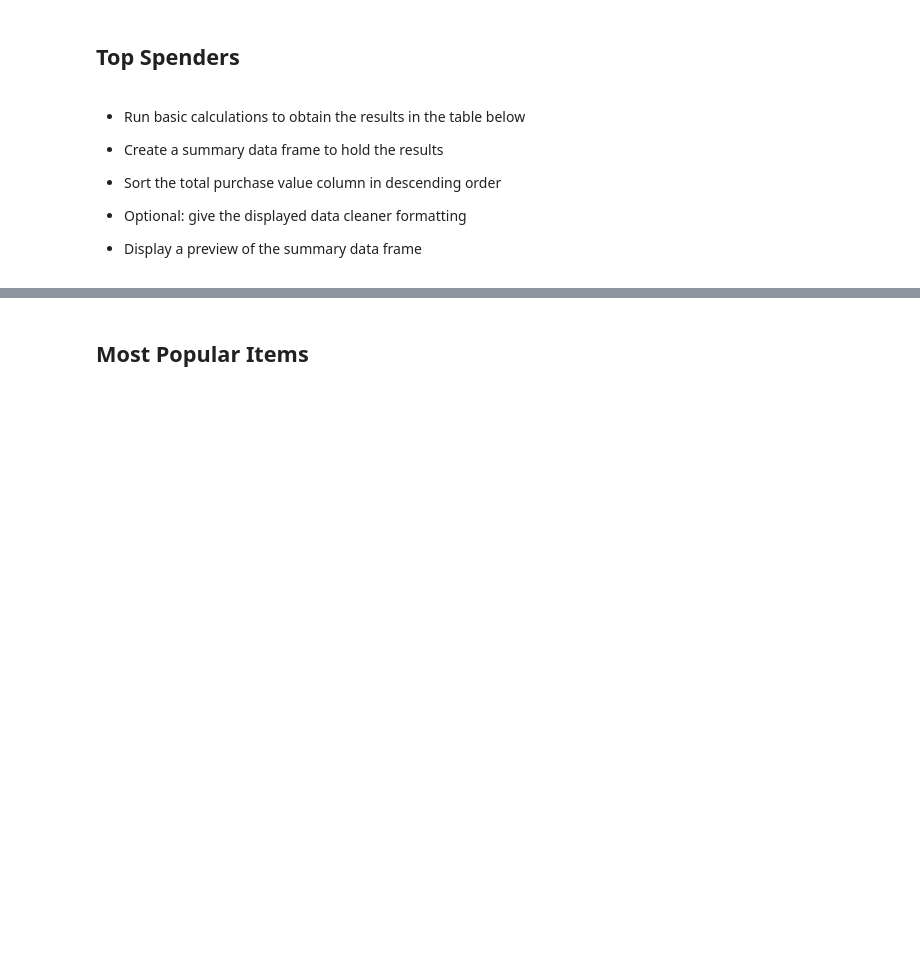
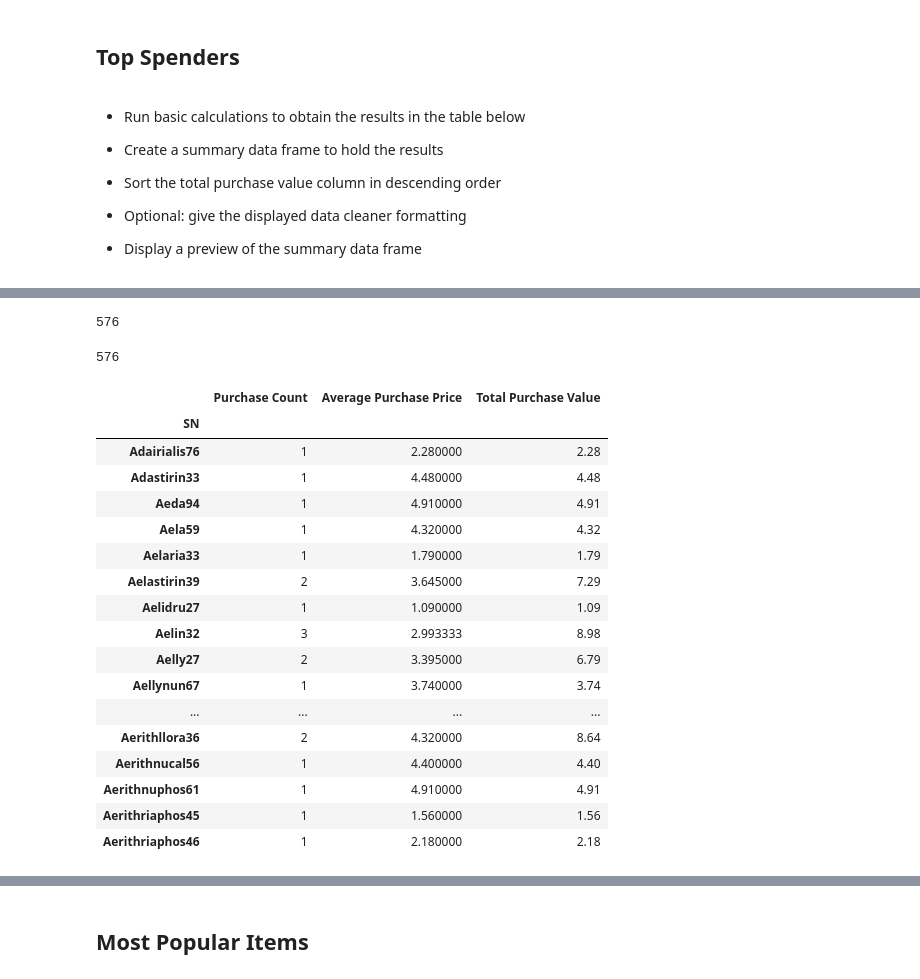
Before and after one commit to davew306/pandas-challenge, a Jupyter notebook: HeroesOfPymoli/HeroesOfPymoli_dw.ipynb, the cells around one changed output, grey strips where cells are left out. Saved outputs shown, nothing was run; the diff lists cells and outputs as text; code cells hidden in the pictures; blank space fills up the shorter version.

```diff
--- a/HeroesOfPymoli/HeroesOfPymoli_dw.ipynb
+++ b/HeroesOfPymoli/HeroesOfPymoli_dw.ipynb
@@ -403,0 +360,4 @@ AgeRangePurchase
+# %%
+Purchase_counts_sn = purchase_data.groupby(['SN'])
+Total_Value= Purchase_counts_sn.sum(['Price'])
+Total_Value
@@ -403,0 +379,5 @@ AgeRangePurchase
+# %%
+ValuePrice = Total_Value['Price']
+SortSum = ValuePrice.sum(level=0)
+AverageSS = SortSum/Sort_sn
+AverageSS
@@ -403,0 +398,3 @@ AgeRangePurchase
+# %%
+Sort_sn = Purchase_counts_sn['SN'].count()
+Sort_sn
@@ -403,0 +415,32 @@ AgeRangePurchase
+# %%
+len(Sort_sn)
+# %% [output]
+576
+# %%
+Single_Price = Purchase_counts_sn['Price']
+
+len(Single_Price)
+# %% [output]
+576
+# %%
+TopSpenders = pd.DataFrame({"Purchase Count": Sort_sn, "Average Purchase Price": AverageSS, "Total Purchase Value": ValuePrice})
+TopSpenders.head(25)
+# %% [output]
+|  | Purchase Count | Average Purchase Price | Total Purchase Value |
+| SN |  |  |  |
+| Adairialis76 | 1 | 2.280000 | 2.28 |
+| Adastirin33 | 1 | 4.480000 | 4.48 |
+| Aeda94 | 1 | 4.910000 | 4.91 |
+| Aela59 | 1 | 4.320000 | 4.32 |
+| Aelaria33 | 1 | 1.790000 | 1.79 |
+| Aelastirin39 | 2 | 3.645000 | 7.29 |
+| Aelidru27 | 1 | 1.090000 | 1.09 |
+| Aelin32 | 3 | 2.993333 | 8.98 |
+| Aelly27 | 2 | 3.395000 | 6.79 |
+| Aellynun67 | 1 | 3.740000 | 3.74 |
+| ... | ... | ... | ... |
+| Aerithllora36 | 2 | 4.320000 | 8.64 |
+| Aerithnucal56 | 1 | 4.400000 | 4.40 |
+| Aerithnuphos61 | 1 | 4.910000 | 4.91 |
+| Aerithriaphos45 | 1 | 1.560000 | 1.56 |
+| Aerithriaphos46 | 1 | 2.180000 | 2.18 |
```
Also changed, not shown: parts of 20 cells of this notebook.
